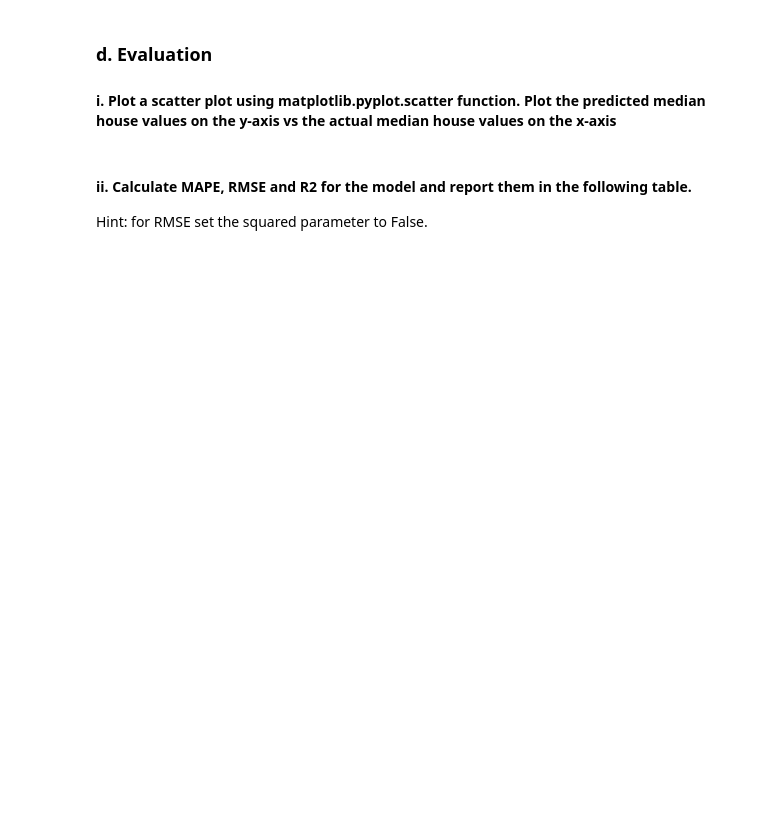
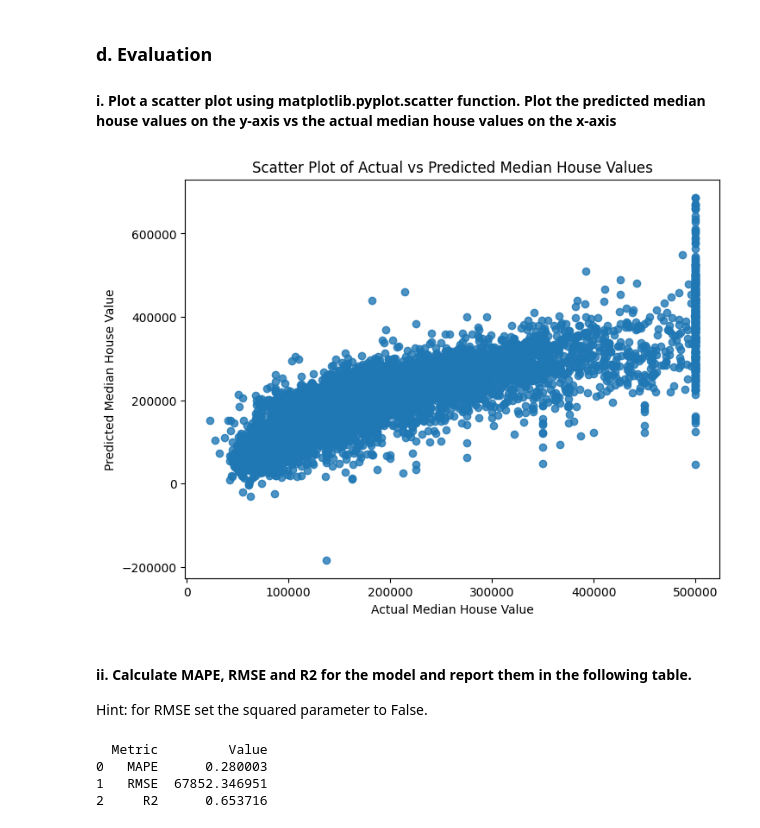
Before and after one commit to RealOkabe/CS-556-Mathematical-Foundations-of-Machine-Learning, a Jupyter notebook: HW3/Q1/Q1.ipynb, the cells around one changed output. Saved outputs shown, nothing was run; the diff lists cells and outputs as text; code cells hidden in the pictures; blank space fills up the shorter version.

```diff
--- a/HW3/Q1/Q1.ipynb
+++ b/HW3/Q1/Q1.ipynb
@@ -236,6 +236,32 @@ print(pca.singular_values_)
 ### d. Evaluation
 
 #### i. Plot a scatter plot using matplotlib.pyplot.scatter function. Plot the predicted median house values on the y-axis vs the actual median house values on the x-axis
+# %%
+plt.figure(figsize=(8, 6))
+plt.scatter(scaler_Y.inverse_transform(y_test), y_preds, alpha=0.8)
+plt.title('Scatter Plot of Actual vs Predicted Median House Values')
+plt.xlabel('Actual Median House Value')
+plt.ylabel('Predicted Median House Value')
+plt.show()
+# %% [output]
+[figure, added]
 # %% [markdown]
 #### ii. Calculate MAPE, RMSE and R2 for the model and report them in the following table.
 Hint: for RMSE set the squared parameter to False.
+# %%
+mape = mean_absolute_percentage_error(scaler_Y.inverse_transform(y_test), y_preds)
+rmse = mean_squared_error(scaler_Y.inverse_transform(y_test), y_preds, squared=False)
+r2 = r2_score(scaler_Y.inverse_transform(y_test), y_preds)
+
+# Report the results in a table
+results_table = pd.DataFrame({
+    'Metric': ['MAPE', 'RMSE', 'R2'],
+    'Value': [mape, rmse, r2]
+})
+
+print(results_table)
+# %% [output]
+  Metric         Value
+0   MAPE      0.280003
+1   RMSE  67852.346951
+2     R2      0.653716
```
Also changed, not shown: parts of 3 cells of this notebook.
